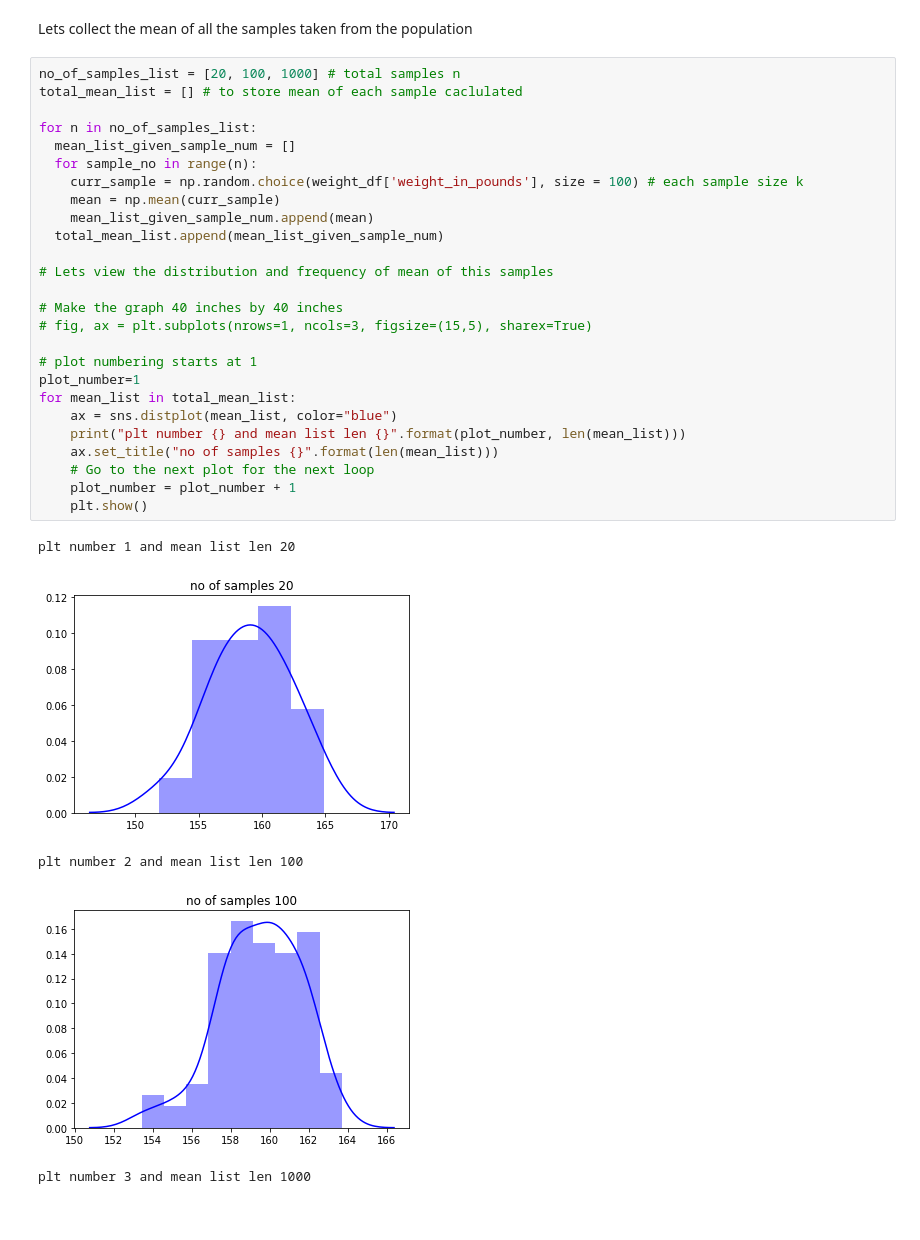
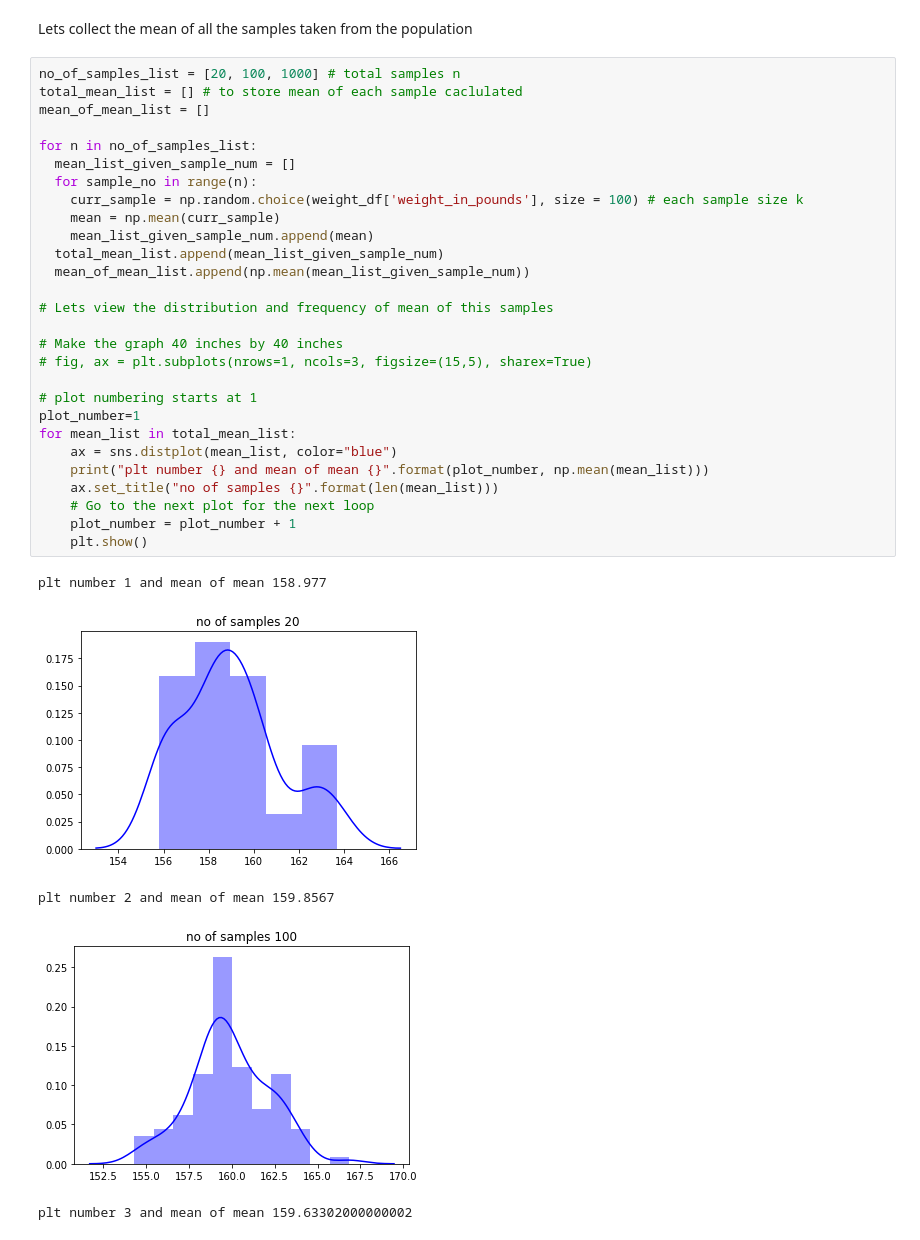
Before and after one commit to sudheer/blog, a Jupyter notebook: _notebooks/2020_05_02_Statistics.ipynb, the cells around one changed output. Cells and saved outputs as stored; diff of their text form.

```diff
--- a/_notebooks/2020_05_02_Statistics.ipynb
+++ b/_notebooks/2020_05_02_Statistics.ipynb
@@ -278,32 +391,34 @@ Lets collect the mean of all the samples taken from the population
 # %%
 no_of_samples_list = [20, 100, 1000] # total samples n
 total_mean_list = [] # to store mean of each sample caclulated
+mean_of_mean_list = []
 
 for n in no_of_samples_list:
   mean_list_given_sample_num = []
   for sample_no in range(n):
     curr_sample = np.random.choice(weight_df['weight_in_pounds'], size = 100) # each sample size k
     mean = np.mean(curr_sample)
     mean_list_given_sample_num.append(mean)
   total_mean_list.append(mean_list_given_sample_num)
+  mean_of_mean_list.append(np.mean(mean_list_given_sample_num))
 
 # Lets view the distribution and frequency of mean of this samples
 
 # Make the graph 40 inches by 40 inches
 # fig, ax = plt.subplots(nrows=1, ncols=3, figsize=(15,5), sharex=True)
 
 # plot numbering starts at 1
 plot_number=1
 for mean_list in total_mean_list:
     ax = sns.distplot(mean_list, color="blue")
-    print("plt number {} and mean list len {}".format(plot_number, len(mean_list)))
+    print("plt number {} and mean of mean {}".format(plot_number, np.mean(mean_list)))
     ax.set_title("no of samples {}".format(len(mean_list)))
     # Go to the next plot for the next loop
     plot_number = plot_number + 1
     plt.show()
 # %% [output]
-plt number 1 and mean list len 20
+plt number 1 and mean of mean 158.977
-[figure, old version]
+[figure, new version]
-plt number 2 and mean list len 100
+plt number 2 and mean of mean 159.8567
-[figure, old version]
+[figure, new version]
-plt number 3 and mean list len 1000
+plt number 3 and mean of mean 159.63302000000002
```
Also changed, not shown: parts of 42 cells of this notebook.
